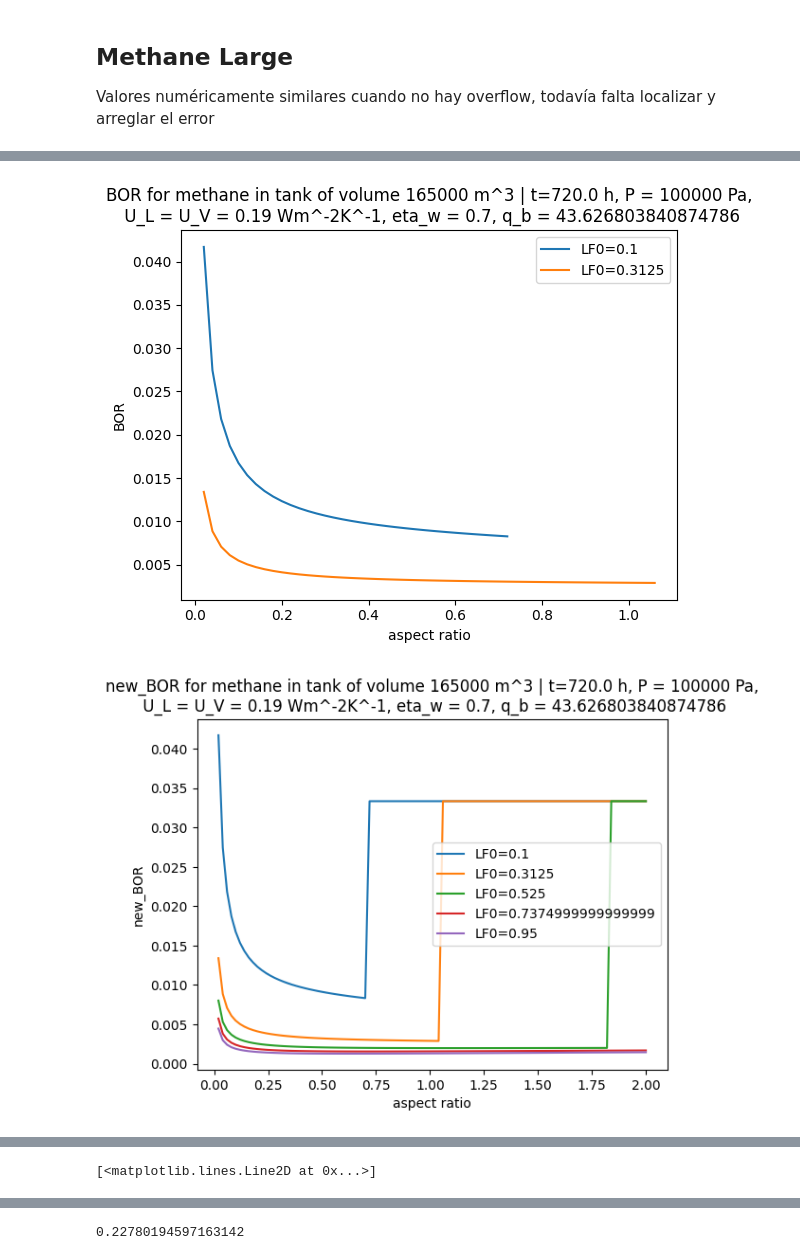
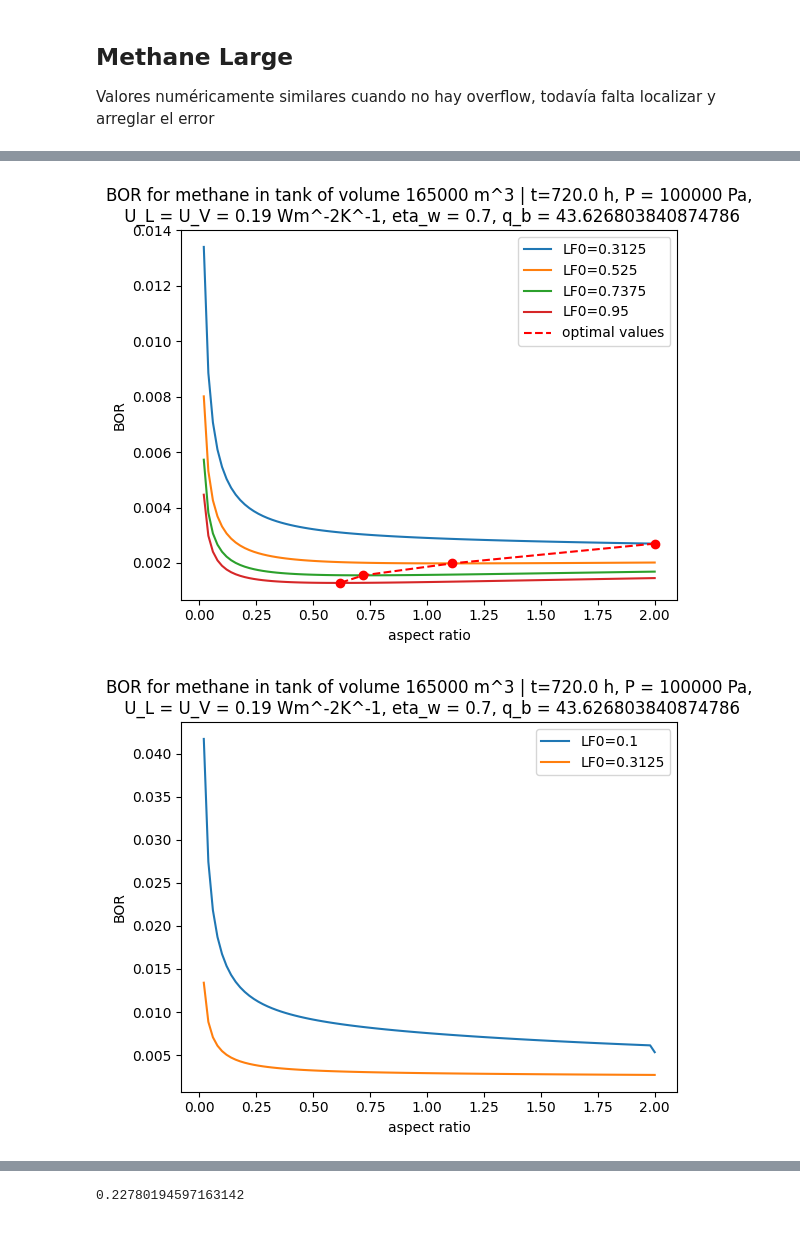
Before and after one commit to kowal-sky/AnaliticOpt, a Jupyter notebook: notebook.ipynb, the cells around one changed output, grey strips where cells are left out. Drawn from its saved outputs; the diff is of its cells as text; code cells hidden in the pictures; blank space fills up the shorter version.

```diff
--- a/notebook.ipynb
+++ b/notebook.ipynb
@@ -33,17 +55,18 @@ a_range = np.linspace(0.02, 2, 100)
 LF0_list = np.linspace(0.1, 0.95, 5)
 # LF0_list = [0.1, 0.3125]
 
-tank.plot_BOR_fixLF0(a_range, LF0_list=LF0_list, tf = 3600 * 24 * 30)
+tank.plot_BOR_fixLF0(a_range, LF0_list=LF0_list, tf = 3600 * 24 * 30, opts=True)
+tank.plot_BOR_fixLF0(a_range, LF0_list=np.linspace(0.3125, 0.95, 4), tf = 3600 * 24 * 30, opts=True)
 tank.plot_BOR_fixLF0(a_range, LF0_list=[0.1, 0.3125], tf = 3600 * 24 * 30)
 # tank.plot_BOR_fixLF0(a_range, LF0_list=[0.1], tf = 3600 * 24 * 30)
 
 # tank.plot_func_fixLF0(Tank.xi_p, a_range, LF0_list, tf = None)
 # tank.plot_func_fixLF0(Tank.l_v, a_range, LF0_list, tf = None)
-tank.plot_func_fixLF0(Tank.new_BOR, a_range, LF0_list, tf = 3600 * 24 * 30)
-tank.plot_func_fixLF0(Tank.C_w, a_range, LF0_list, tf = None)
-tank.plot_func_fixLF0(Tank.new_C_w, a_range, LF0_list, tf = None)
+# tank.plot_func_fixLF0(Tank.new_BOR, a_range, LF0_list, tf = 3600 * 24 * 30)
+# tank.plot_func_fixLF0(Tank.C_w, a_range, LF0_list, tf = None)
+# tank.plot_func_fixLF0(Tank.new_C_w, a_range, LF0_list, tf = None)
 
-plt.plot(a_range, [tank.xi_p(LF0=0.1, a=a) * tank.l_v(LF0=0.1, a=a) for a in a_range])
+# plt.plot(a_range, [tank.xi_p(LF0=0.1, a=a) * tank.l_v(LF0=0.1, a=a) for a in a_range])
 # print(tank.delta_T_V0(LF0=0.1, a=1))
 # print(tank.l_v(LF0=0.1, a=1))
 # print(tank.BOR(LF0=0.1, a=1, tf = 720 * 3600))
@@ -60,2 +83,2 @@ plt.plot(a_range, [tank.xi_p(LF0=0.1, a=a) * tank.l_v(LF0=0.1, a=a) for a in a_r
-[figure, old version]
+[figure, new version]
-[figure, old version]
+[figure, new version]
@@ -64 +84,0 @@ plt.plot(a_range, [tank.xi_p(LF0=0.1, a=a) * tank.l_v(LF0=0.1, a=a) for a in a_r
-[<matplotlib.lines.Line2D at 0x...>]
```
Also changed, not shown: parts of 12 cells of this notebook, 1 other file.
